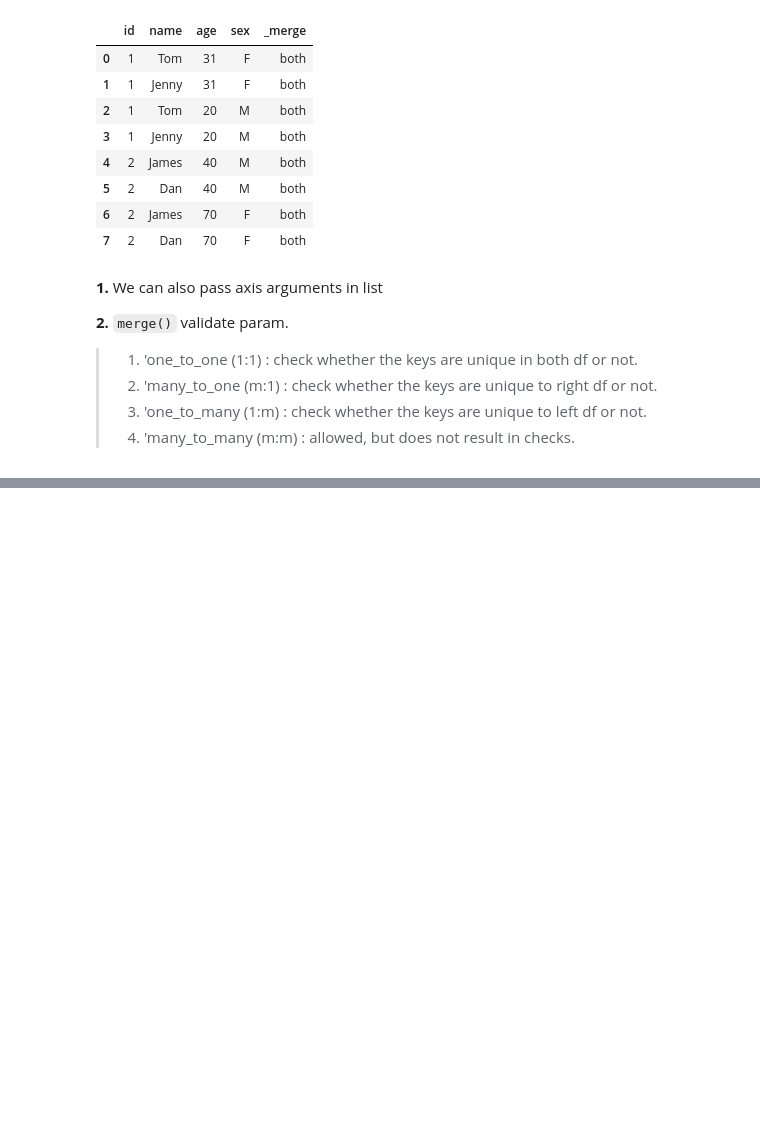
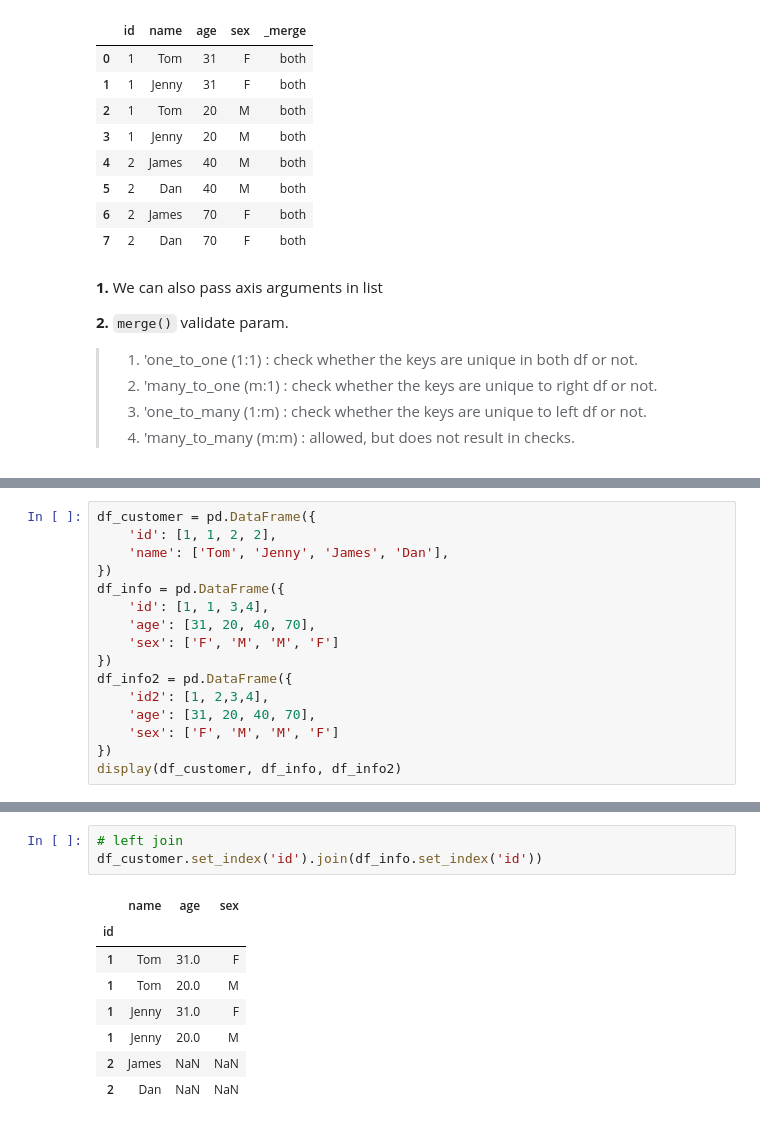
Before and after one commit to sanjuirm/Tutorials, a Jupyter notebook: Pandas/merge(), join() and concat().ipynb, the cells around one changed output, grey strips where cells are left out. Saved outputs shown, nothing was run; the diff lists cells and outputs as text; blank space fills up the shorter version.

```diff
--- a/Pandas/merge(), join() and concat().ipynb
+++ b/Pandas/merge(), join() and concat().ipynb
@@ -186,0 +201,16 @@ pd.merge(df_customer, df_info, how='right', on='id', sort= True, indicator= True
+# %%
+df_customer = pd.DataFrame({
+    'id': [1, 1, 2, 2],
+    'name': ['Tom', 'Jenny', 'James', 'Dan'],
+})
+df_info = pd.DataFrame({
+    'id': [1, 1, 3,4],
+    'age': [31, 20, 40, 70],
+    'sex': ['F', 'M', 'M', 'F']
+})
+df_info2 = pd.DataFrame({
+    'id2': [1, 2,3,4],
+    'age': [31, 20, 40, 70],
+    'sex': ['F', 'M', 'M', 'F']
+})
+display(df_customer, df_info, df_info2)
@@ -186,0 +253,12 @@ pd.merge(df_customer, df_info, how='right', on='id', sort= True, indicator= True
+# %%
+# left join
+df_customer.set_index('id').join(df_info.set_index('id'))
+# %% [output]
+|  | name | age | sex |
+| id |  |  |  |
+| 1 | Tom | 31.0 | F |
+| 1 | Tom | 20.0 | M |
+| 1 | Jenny | 31.0 | F |
+| 1 | Jenny | 20.0 | M |
+| 2 | James | NaN | NaN |
+| 2 | Dan | NaN | NaN |
```
Also changed, not shown: parts of 15 cells of this notebook.
